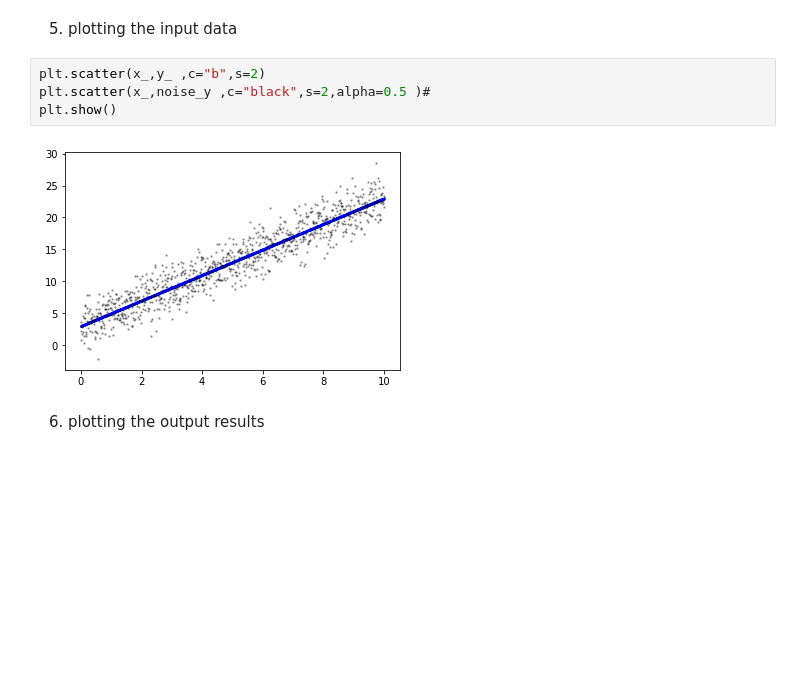
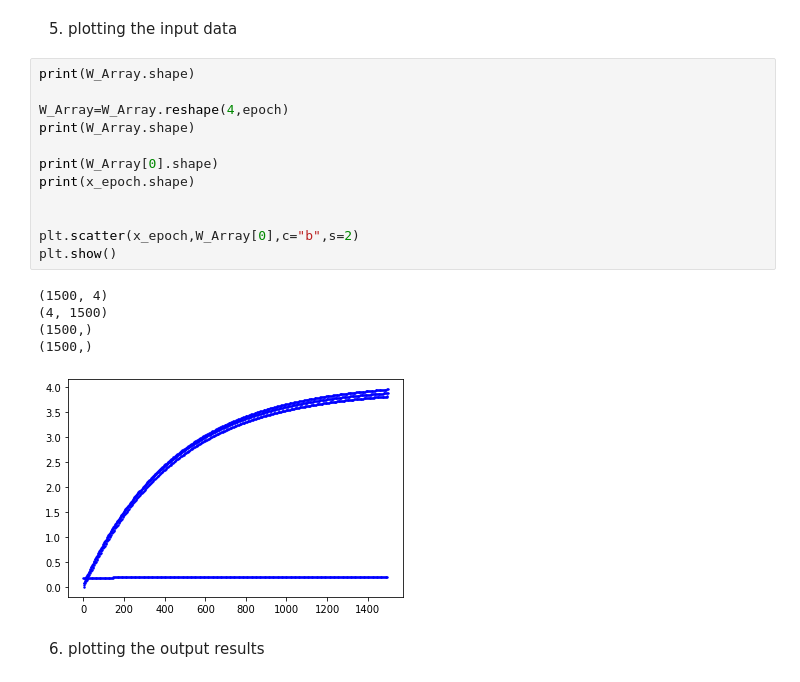
Before and after one commit to wseungjin/class-MachineLearning, a Jupyter notebook: 04/assignment04.ipynb, the cells around one changed output. Saved outputs shown, nothing was run; the diff lists cells and outputs as text; blank space fills up the shorter version.

```diff
--- a/04/assignment04.ipynb
+++ b/04/assignment04.ipynb
@@ -143,11 +139,23 @@ ValueError: could not broadcast input array from shape (300) into shape (1)
 # %% [markdown]
 5. plotting the input data
-# %%
-plt.scatter(x_,y_ ,c="b",s=2)
-plt.scatter(x_,noise_y ,c="black",s=2,alpha=0.5 )#
-plt.show()
-# %% [output]
-[figure, removed]
+# %%
+print(W_Array.shape)
+
+W_Array=W_Array.reshape(4,epoch)
+print(W_Array.shape)
+
+print(W_Array[0].shape)
+print(x_epoch.shape)
+
+
+plt.scatter(x_epoch,W_Array[0],c="b",s=2)
+plt.show()
+# %% [output]
+(1500, 4)
+(4, 1500)
+(1500,)
+(1500,)
+[figure, added]
 # %% [markdown]
 6. plotting the output results
 # %%
```
Also changed, not shown: parts of 5 cells of this notebook.
